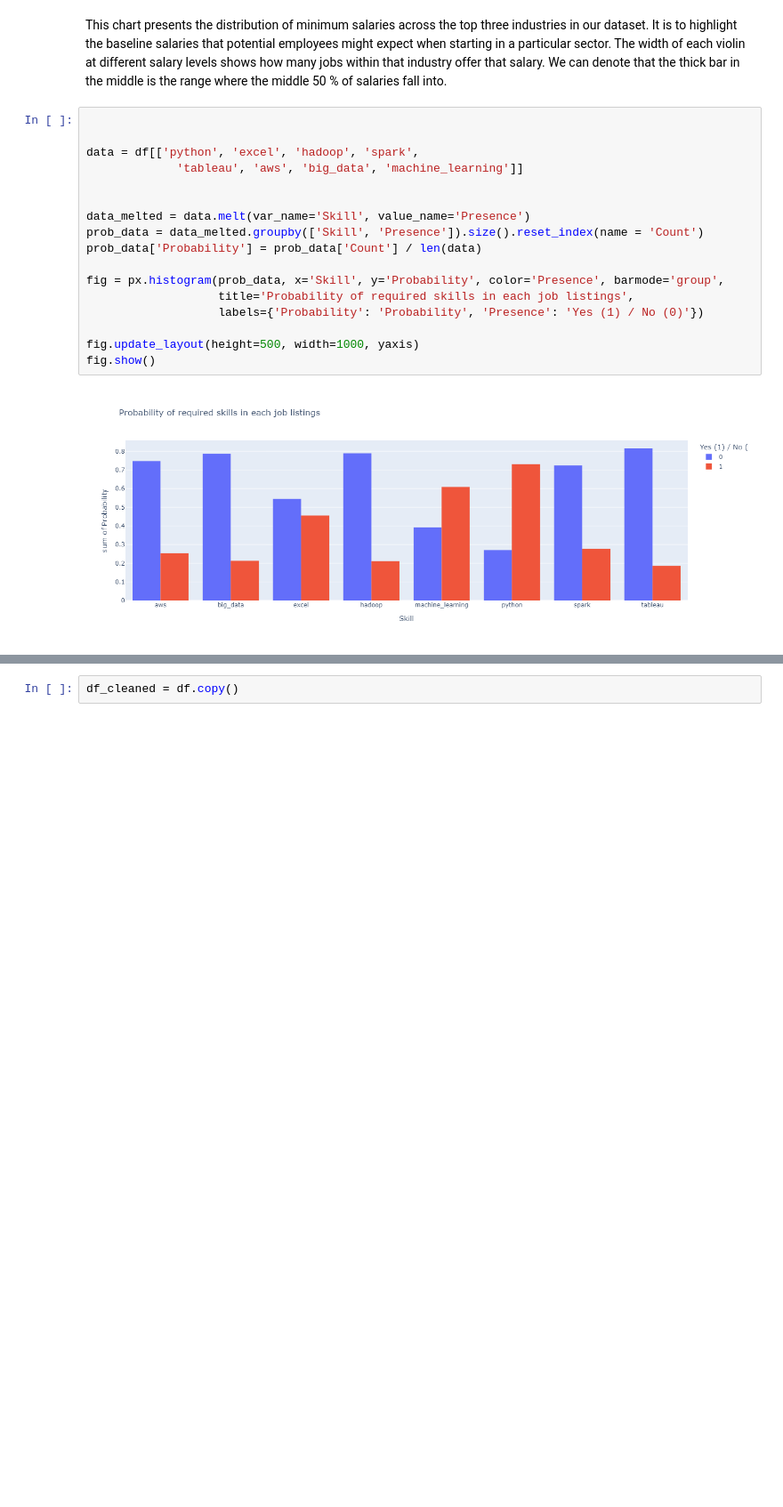
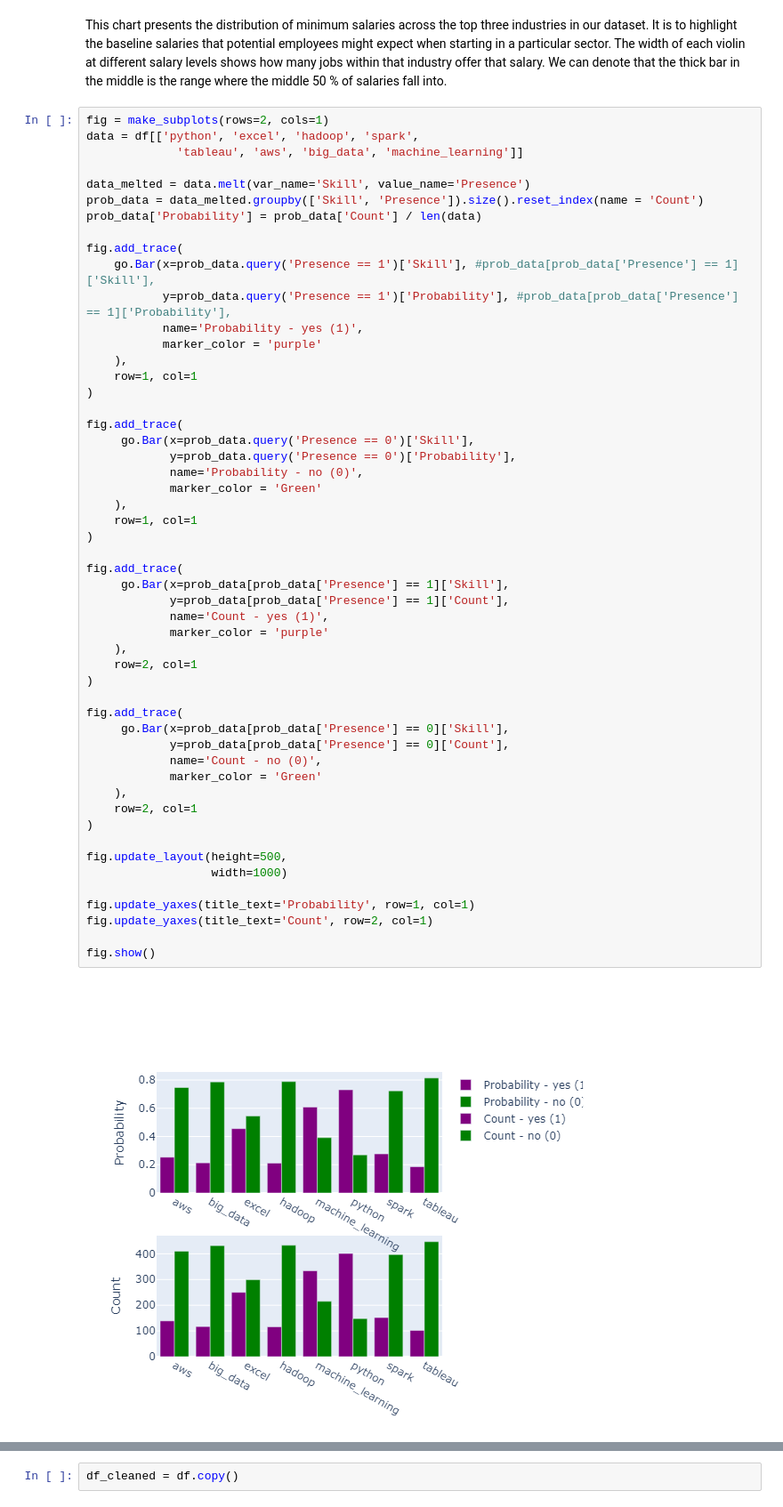
Before and after one commit to AngelX62/Data-Science-Job-Clean, a Jupyter notebook: Data_Science.ipynb, the cells around one changed output, grey strips where cells are left out. Shown: that part at 89% size. Saved outputs shown, nothing was run; the diff lists cells and outputs as text; blank space fills up the shorter version.

```diff
--- a/Data_Science.ipynb
+++ b/Data_Science.ipynb
@@ -572,24 +573,59 @@ Text(0.5, 1.0, 'Minimum salary distribution across the top 3 industries')
 # %% [markdown]
 This chart presents the distribution of minimum salaries across the top three industries in our dataset. It is to highlight the baseline salaries that potential employees might expect when starting in a particular sector. The width of each violin at different salary levels shows how many jobs within that industry offer that salary. We can denote that the thick bar in the middle is the range where the middle 50 % of salaries fall into.
 # %%
-
-
+fig = make_subplots(rows=2, cols=1)
 data = df[['python', 'excel', 'hadoop', 'spark',
              'tableau', 'aws', 'big_data', 'machine_learning']]
-
 
 data_melted = data.melt(var_name='Skill', value_name='Presence')
 prob_data = data_melted.groupby(['Skill', 'Presence']).size().reset_index(name = 'Count')
 prob_data['Probability'] = prob_data['Count'] / len(data)
 
-fig = px.histogram(prob_data, x='Skill', y='Probability', color='Presence', barmode='group',
-                   title='Probability of required skills in each job listings',
-                   labels={'Probability': 'Probability', 'Presence': 'Yes (1) / No (0)'})
+fig.add_trace(
+    go.Bar(x=prob_data.query('Presence == 1')['Skill'], #prob_data[prob_data['Presence'] == 1]['Skill'],
+           y=prob_data.query('Presence == 1')['Probability'], #prob_data[prob_data['Presence'] == 1]['Probability'],
+           name='Probability - yes (1)',
+           marker_color = 'purple'
+    ),
+    row=1, col=1
+)
 
-fig.update_layout(height=500, width=1000, yaxis)
+fig.add_trace(
+     go.Bar(x=prob_data.query('Presence == 0')['Skill'],
+            y=prob_data.query('Presence == 0')['Probability'],
+            name='Probability - no (0)',
+            marker_color = 'Green'
+    ),
+    row=1, col=1
+)
+
+fig.add_trace(
+     go.Bar(x=prob_data[prob_data['Presence'] == 1]['Skill'],
+            y=prob_data[prob_data['Presence'] == 1]['Count'],
+            name='Count - yes (1)',
+            marker_color = 'purple'
+    ),
+    row=2, col=1
+)
+
+fig.add_trace(
+     go.Bar(x=prob_data[prob_data['Presence'] == 0]['Skill'],
+            y=prob_data[prob_data['Presence'] == 0]['Count'],
+            name='Count - no (0)',
+            marker_color = 'Green'
+    ),
+    row=2, col=1
+)
+
+fig.update_layout(height=500,
+                  width=1000)
+
+fig.update_yaxes(title_text='Probability', row=1, col=1)
+fig.update_yaxes(title_text='Count', row=2, col=1)
+
 fig.show()
 # %% [output]
-[figure, old version]
+[figure, new version]
 # %%
 correl = df[['python', 'excel', 'hadoop', 'spark',
              'tableau', 'aws', 'big_data', 'machine_learning']].corr()
```
Also changed, not shown: parts of 5 cells of this notebook.
